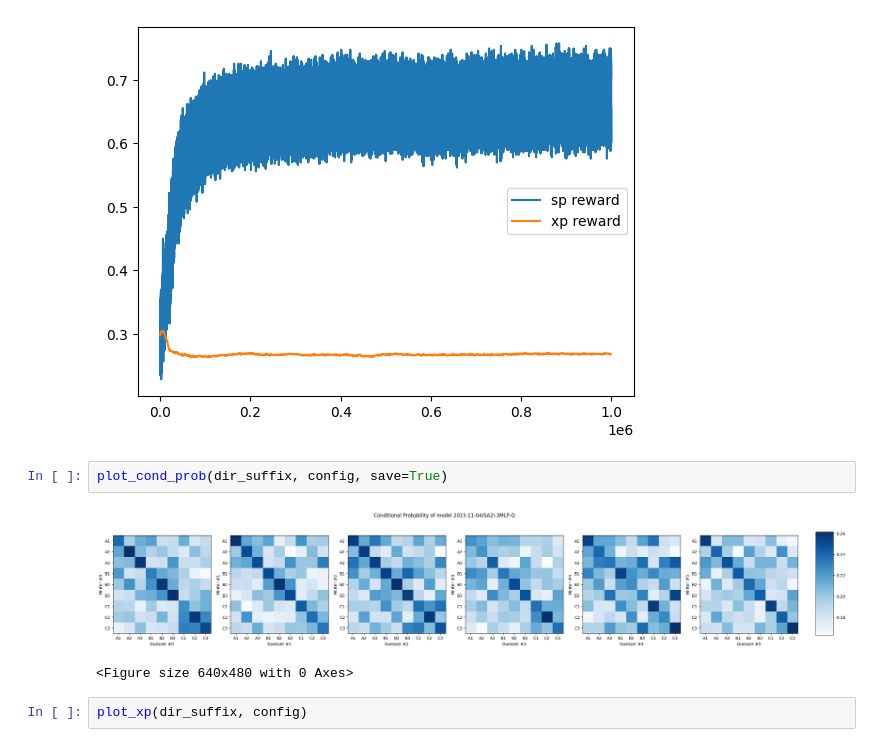
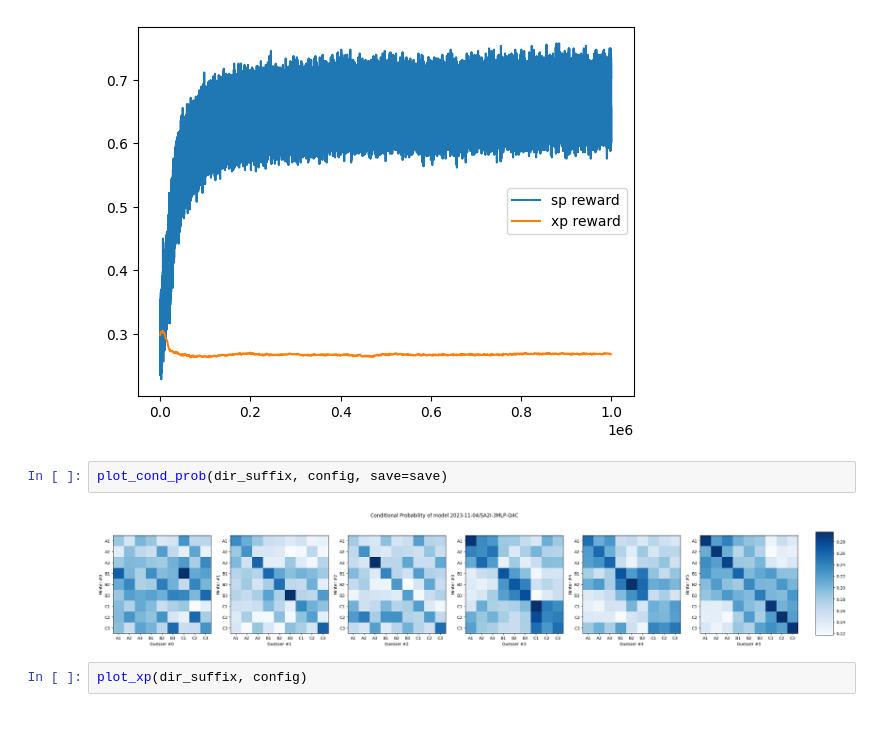
Before and after one commit to collinfeng/actionfeature, a Jupyter notebook: Interactive.ipynb, the cells around one changed output. Cells and saved outputs as stored; diff of their text form.

```diff
--- a/Interactive.ipynb
+++ b/Interactive.ipynb
@@ -43,10 +43,9 @@ plot_sp_xp_result(dir_suffix, config, save, 2)
 # %% [output]
 [figure]
 # %%
-plot_cond_prob(dir_suffix, config, save=True)
+plot_cond_prob(dir_suffix, config, save=save)
 # %% [output]
-[figure, old version]
+[figure, new version]
-<Figure size 640x480 with 0 Axes>
 # %%
 plot_xp(dir_suffix, config)
 # %% [output]
```
Also changed, not shown: parts of 1 cell of this notebook, 6 other files.
